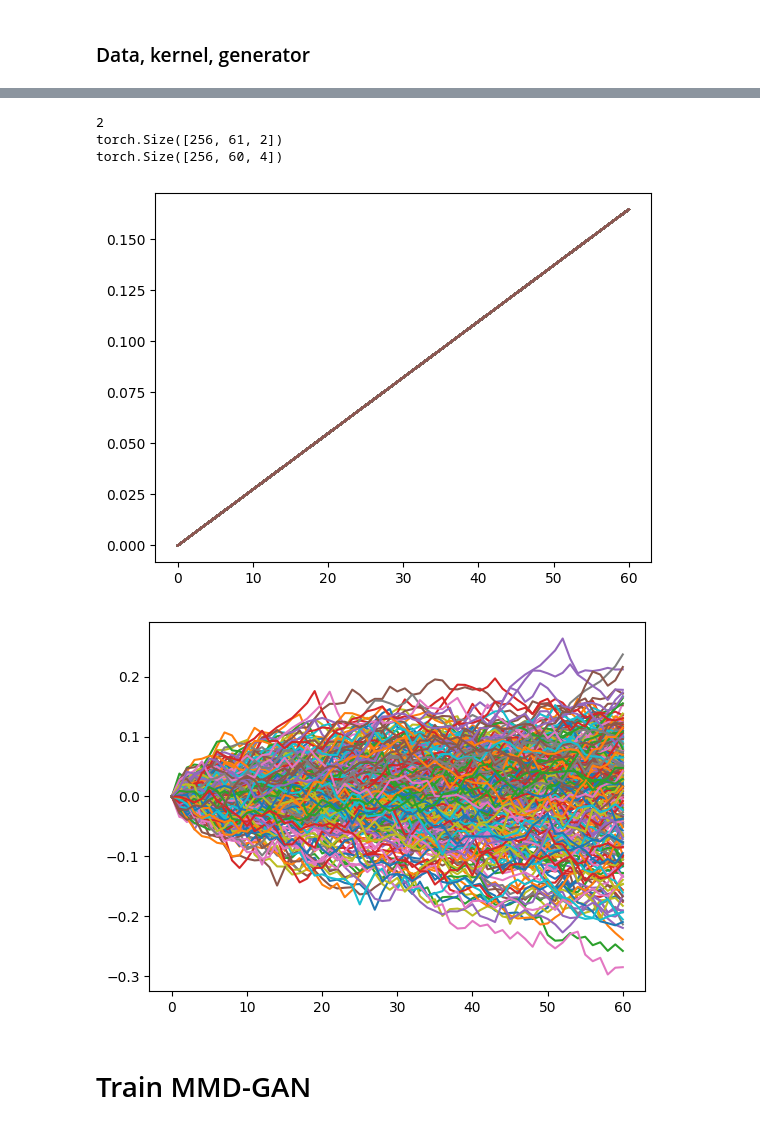
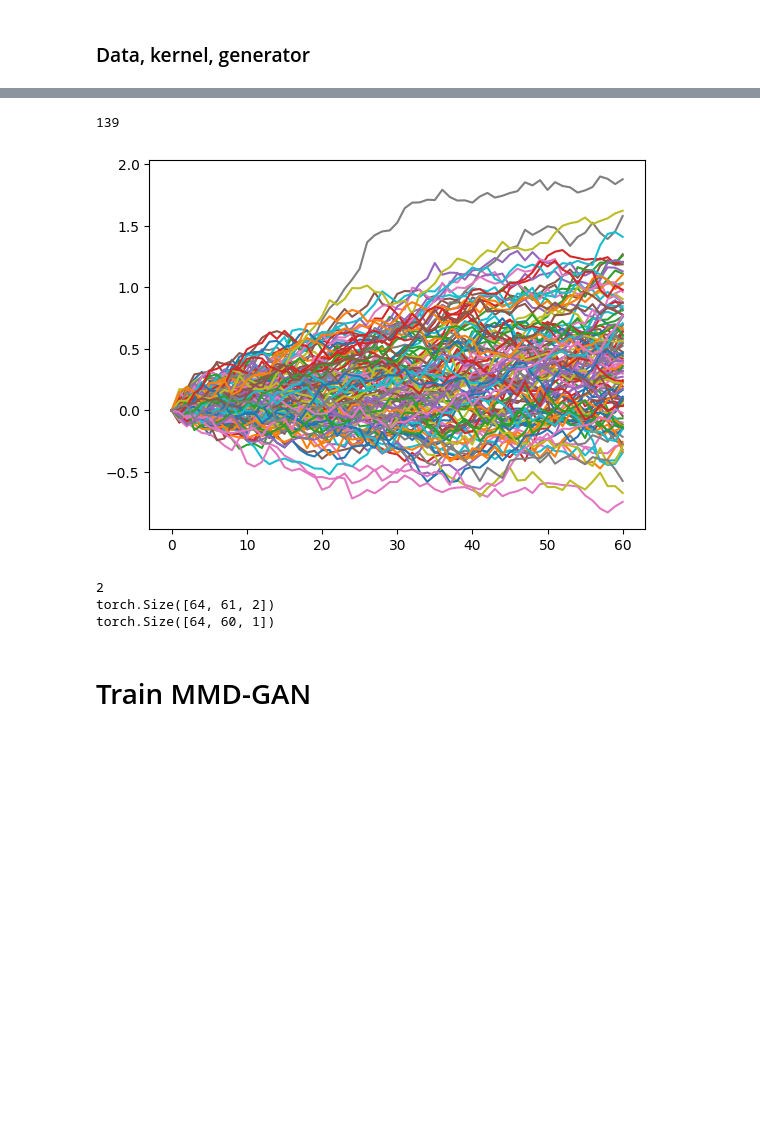
Before and after one commit to justinhou95/Generative-Model-Signature-MMD, a Jupyter notebook: train_model_bs.ipynb, the cells around one changed output, grey strips where cells are left out. Saved outputs shown, nothing was run; the diff lists cells and outputs as text; code cells hidden in the pictures; blank space fills up the shorter version.

```diff
--- a/train_model_bs.ipynb
+++ b/train_model_bs.ipynb
@@ -165,23 +162,23 @@ GenLSTM(
   )
   (output_net): Linear(in_features=64, out_features=1, bias=True)
 )
+# %%
+len(dataloader.dataset)
+# %% [output]
+139
 # %%
 # Visualize data
 for item in dataloader:
-    print(len(item))
-    print(item[0].shape)
-    print(item[1].shape)
-    break
-plt.plot(item[0][:,:,0].T)
+    plt.plot(item[0][:,:,1].T)
 plt.show()
-plt.plot(item[0][:,:,1].T)
-plt.show()
+print(len(item))
+print(item[0].shape)
+print(item[1].shape)
 # %% [output]
+[figure, new version]
 2
-torch.Size([256, 61, 2])
-torch.Size([256, 60, 4])
+torch.Size([64, 61, 2])
+torch.Size([64, 60, 1])
-[figure, old version]
-[figure, removed]
 # %% [markdown]
 # Train MMD-GAN
 # %%
```
Also changed, not shown: parts of 10 cells of this notebook, 44 other files.
